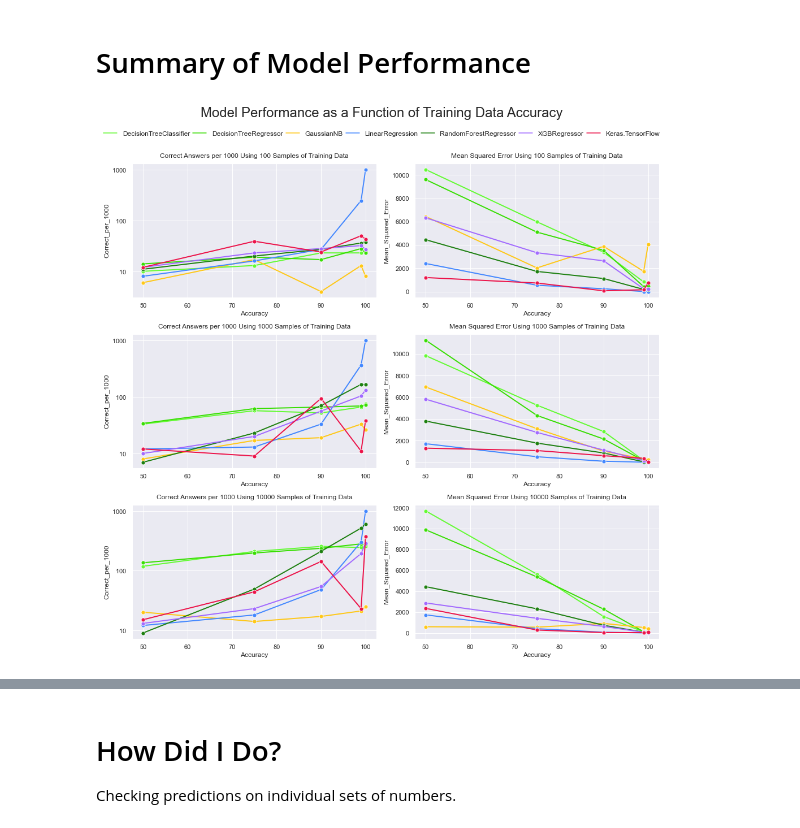
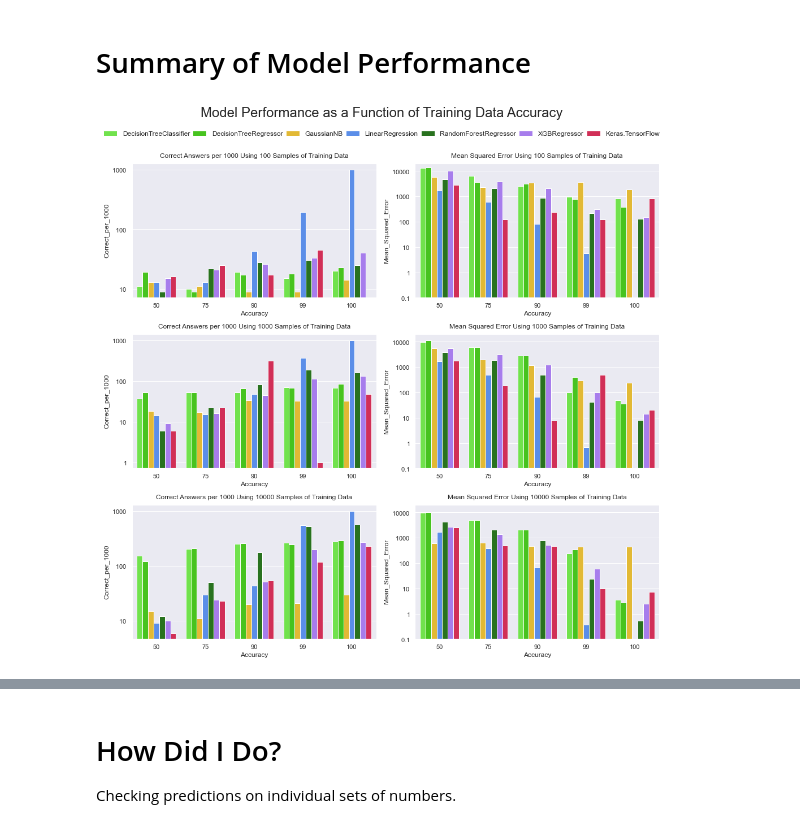
Before and after one commit to KevinCarr42/Adding-Machines, a Jupyter notebook: Teaching a Machine to Add.ipynb, the cells around one changed output, grey strips where cells are left out. Cells and saved outputs as stored; diff of their text form; code cells hidden in the pictures.

Commit message:
changed line graph to clustered column

```diff
--- a/Teaching a Machine to Add.ipynb
+++ b/Teaching a Machine to Add.ipynb
@@ -507,76 +507,76 @@ title = "Correct Answers per 1000 Using {} Samples of Training Data"
 sample_size = 100
 ax=axes[0,0]
 ax.set_title(title.format(sample_size))
-plot = sns.lineplot(data=MSE_summary[MSE_summary.Size==sample_size],  # only max training size shown
-                    x='Accuracy', y='Correct_per_1000', # style='Size',
-                    hue='Model', palette=custom_palette, linewidth=2,
-                    marker="o", markersize=7, ax=ax);
+plot = sns.barplot(data=MSE_summary[MSE_summary.Size==sample_size],  # only max training size shown
+                   x='Accuracy', y='Correct_per_1000',
+                   hue="Model", palette=custom_palette, ax=ax);
 plot.set(yscale='log')
 ax.get_legend().remove()
 
 sample_size = 1000
 ax=axes[1,0]
 ax.set_title(title.format(sample_size))
-plot = sns.lineplot(data=MSE_summary[MSE_summary.Size==sample_size],  # only max training size shown
-                    x='Accuracy', y='Correct_per_1000', # style='Size',
-                    hue='Model', palette=custom_palette, linewidth=2,
-                    marker="o", markersize=7, ax=ax);
+plot = sns.barplot(data=MSE_summary[MSE_summary.Size==sample_size],  # only max training size shown
+                   x='Accuracy', y='Correct_per_1000',
+                   hue="Model", palette=custom_palette, ax=ax);
 plot.set(yscale='log')
 ax.get_legend().remove()
 
 sample_size = 10000
 ax=axes[2,0]
 ax.set_title(title.format(sample_size))
-plot = sns.lineplot(data=MSE_summary[MSE_summary.Size==sample_size],  # only max training size shown
-                    x='Accuracy', y='Correct_per_1000', # style='Size',
-                    hue='Model', palette=custom_palette, linewidth=2,
-                    marker="o", markersize=7, ax=ax);
+plot = sns.barplot(data=MSE_summary[MSE_summary.Size==sample_size],  # only max training size shown
+                   x='Accuracy', y='Correct_per_1000',
+                   hue="Model", palette=custom_palette, ax=ax);
 plot.set(yscale='log')
 ax.get_legend().remove()
 
 
 # MEAN SQUARED ERROR
 title = "Mean Squared Error Using {} Samples of Training Data"
 
 sample_size = 100
 ax=axes[0,1]
 ax.set_title(title.format(sample_size))
-plot = sns.lineplot(data=MSE_summary[MSE_summary.Size==sample_size],  # only max training size shown
-                    x='Accuracy', y='Mean_Squared_Error', # style='Size',
-                    hue='Model', palette=custom_palette, linewidth=2,
-                    marker="o", markersize=7, ax=ax);
+plot = sns.barplot(data=MSE_summary[MSE_summary.Size==sample_size],  # only max training size shown
+                   x='Accuracy', y='Mean_Squared_Error',
+                   hue="Model", palette=custom_palette, ax=ax);
+plot.set(ylim=(.1, 20000))
+plot.set(yscale='log')
 ax.get_legend().remove()
 
 sample_size = 1000
 ax=axes[1,1]
 ax.set_title(title.format(sample_size))
-plot = sns.lineplot(data=MSE_summary[MSE_summary.Size==sample_size],  # only max training size shown
-                    x='Accuracy', y='Mean_Squared_Error', # style='Size',
-                    hue='Model', palette=custom_palette, linewidth=2,
-                    marker="o", markersize=7, ax=ax);
+plot = sns.barplot(data=MSE_summary[MSE_summary.Size==sample_size],  # only max training size shown
+                   x='Accuracy', y='Mean_Squared_Error',
+                   hue="Model", palette=custom_palette, ax=ax);
+plot.set(ylim=(.1, 20000))
+plot.set(yscale='log')
 ax.get_legend().remove()
 
 sample_size = 10000
 ax=axes[2,1]
 ax.set_title(title.format(sample_size))
-plot = sns.lineplot(data=MSE_summary[MSE_summary.Size==sample_size],  # only max training size shown
-                    x='Accuracy', y='Mean_Squared_Error', # style='Size',
-                    hue='Model', palette=custom_palette, linewidth=2,
-                    marker="o", markersize=7, ax=ax);
+plot = sns.barplot(data=MSE_summary[MSE_summary.Size==sample_size],  # only max training size shown
+                   x='Accuracy', y='Mean_Squared_Error',
+                   hue="Model", palette=custom_palette, ax=ax);
+plot.set(ylim=(.1, 20000))
+plot.set(yscale='log')
 ax.get_legend().remove()
 
 # one legend to rule them all
 handles, labels = ax.get_legend_handles_labels()
 fig.legend(handles, labels, loc='upper center', mode="expand", bbox_to_anchor=(0, 0, 1, 0.95),
            ncol=7, fontsize=12, borderpad=0.5, frameon=False)
 
 # plot in tight layout
 fig.tight_layout()
 
 # save the image
 plt.savefig('performance_v_accuracy.png', facecolor='w')
 # %% [output]
-[figure, old version]
+[figure, new version]
 # %%
 # Model Performance as a Function of Training Data Size
 # Version 2 graphing using subplots and additional formatting
```
Also changed, not shown: parts of 8 cells of this notebook, 2 other files.
